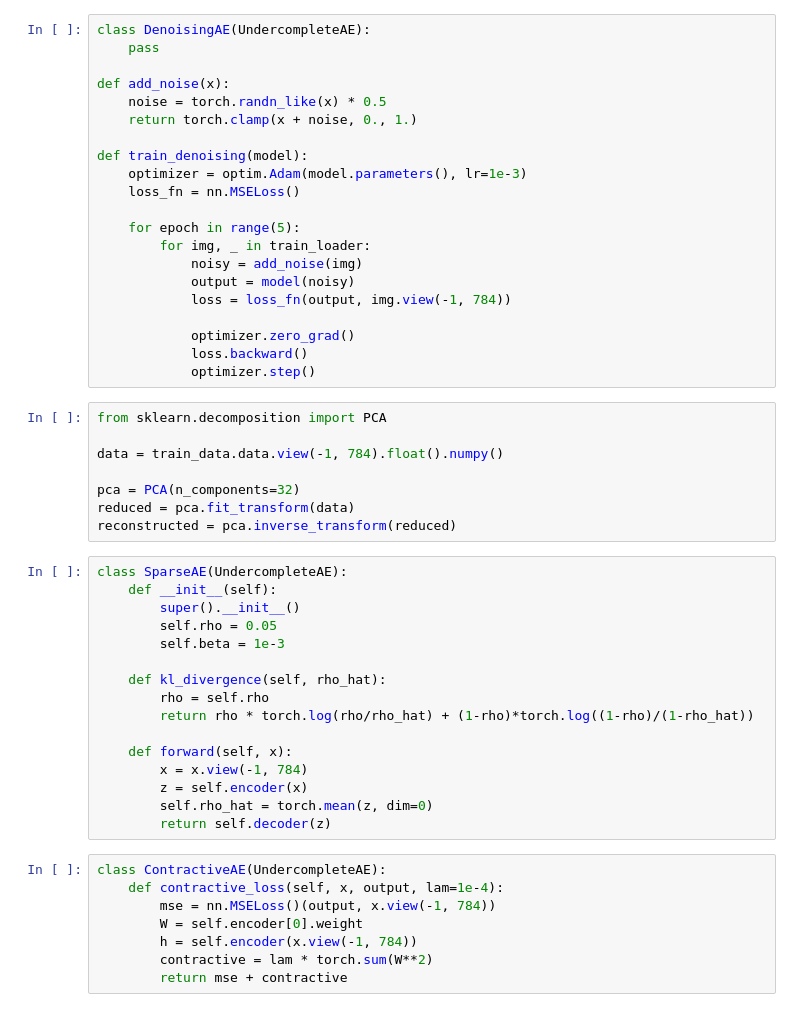
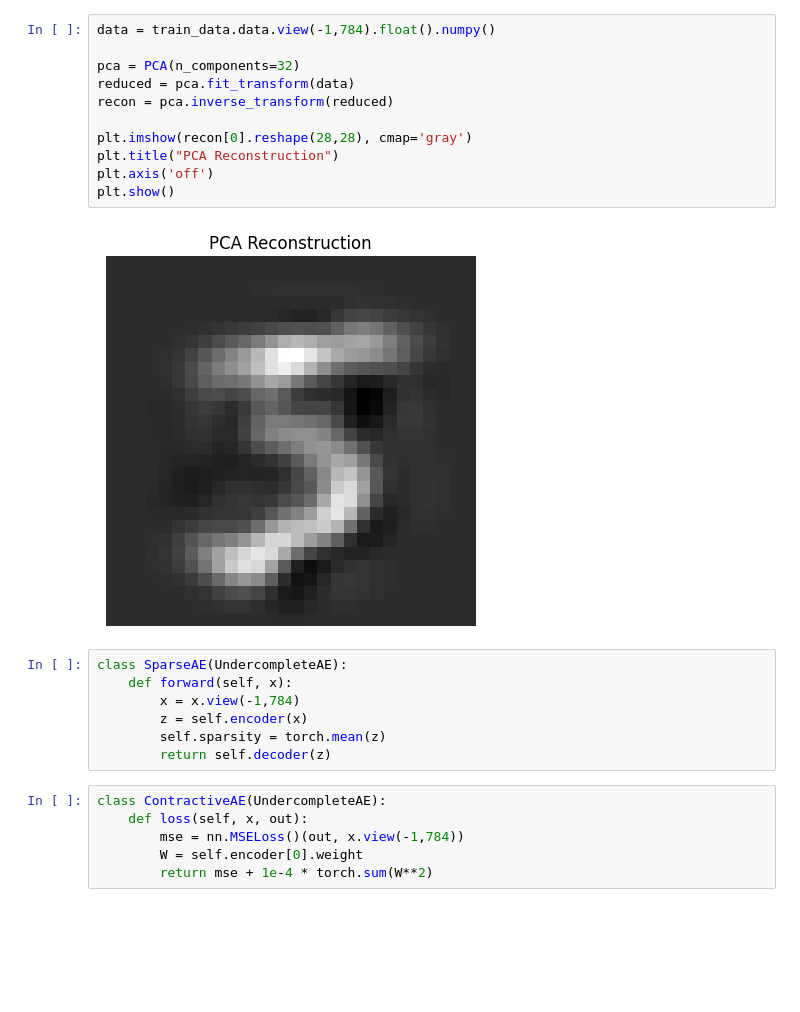
Before and after one commit to harshitha020505/DLLAB, a Jupyter notebook: DLLAB10.ipynb, the cells around one changed output. Cells and saved outputs as stored; diff of their text form; blank space fills up the shorter version.

```diff
--- a/DLLAB10.ipynb
+++ b/DLLAB10.ipynb
@@ -88,53 +130,26 @@ def train_with_l2(model, epochs=5):
-# %%
-class DenoisingAE(UndercompleteAE):
-    pass
-
-def add_noise(x):
-    noise = torch.randn_like(x) * 0.5
-    return torch.clamp(x + noise, 0., 1.)
-
-def train_denoising(model):
-    optimizer = optim.Adam(model.parameters(), lr=1e-3)
-    loss_fn = nn.MSELoss()
-
-    for epoch in range(5):
-        for img, _ in train_loader:
-            noisy = add_noise(img)
-            output = model(noisy)
-            loss = loss_fn(output, img.view(-1, 784))
-
-            optimizer.zero_grad()
-            loss.backward()
-            optimizer.step()
 # %%
-from sklearn.decomposition import PCA
-
-data = train_data.data.view(-1, 784).float().numpy()
+data = train_data.data.view(-1,784).float().numpy()
 
 pca = PCA(n_components=32)
 reduced = pca.fit_transform(data)
-reconstructed = pca.inverse_transform(reduced)
+recon = pca.inverse_transform(reduced)
+
+plt.imshow(recon[0].reshape(28,28), cmap='gray')
+plt.title("PCA Reconstruction")
+plt.axis('off')
+plt.show()
+# %% [output]
+[figure, added]
 # %%
 class SparseAE(UndercompleteAE):
-    def __init__(self):
-        super().__init__()
-        self.rho = 0.05
-        self.beta = 1e-3
-
-    def kl_divergence(self, rho_hat):
-        rho = self.rho
-        return rho * torch.log(rho/rho_hat) + (1-rho)*torch.log((1-rho)/(1-rho_hat))
-
     def forward(self, x):
-        x = x.view(-1, 784)
+        x = x.view(-1,784)
         z = self.encoder(x)
-        self.rho_hat = torch.mean(z, dim=0)
+        self.sparsity = torch.mean(z)
         return self.decoder(z)
 # %%
 class ContractiveAE(UndercompleteAE):
-    def contractive_loss(self, x, output, lam=1e-4):
-        mse = nn.MSELoss()(output, x.view(-1, 784))
+    def loss(self, x, out):
+        mse = nn.MSELoss()(out, x.view(-1,784))
         W = self.encoder[0].weight
-        h = self.encoder(x.view(-1, 784))
-        contractive = lam * torch.sum(W**2)
-        return mse + contractive
+        return mse + 1e-4 * torch.sum(W**2)
```
Also changed, not shown: parts of 7 cells of this notebook.
